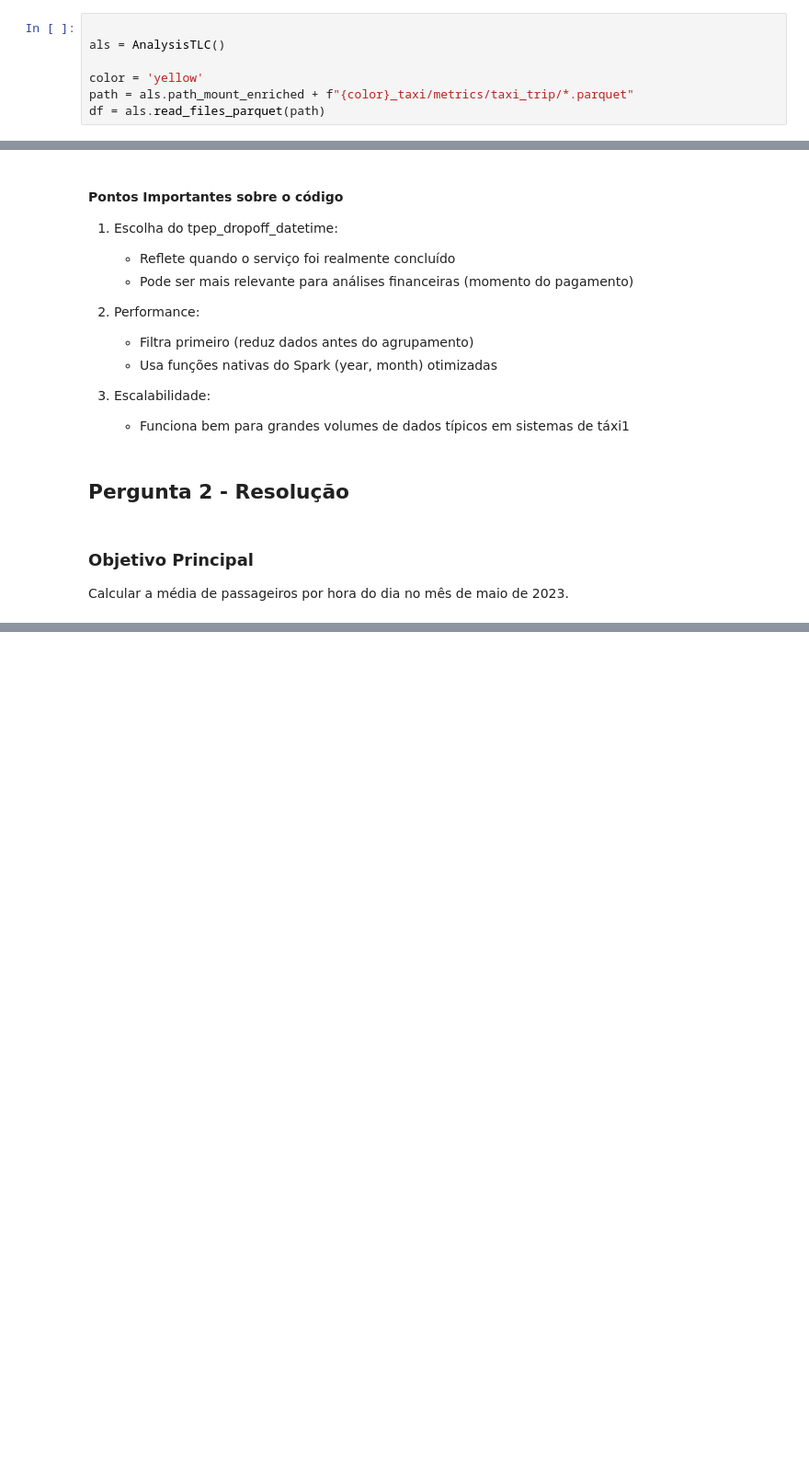
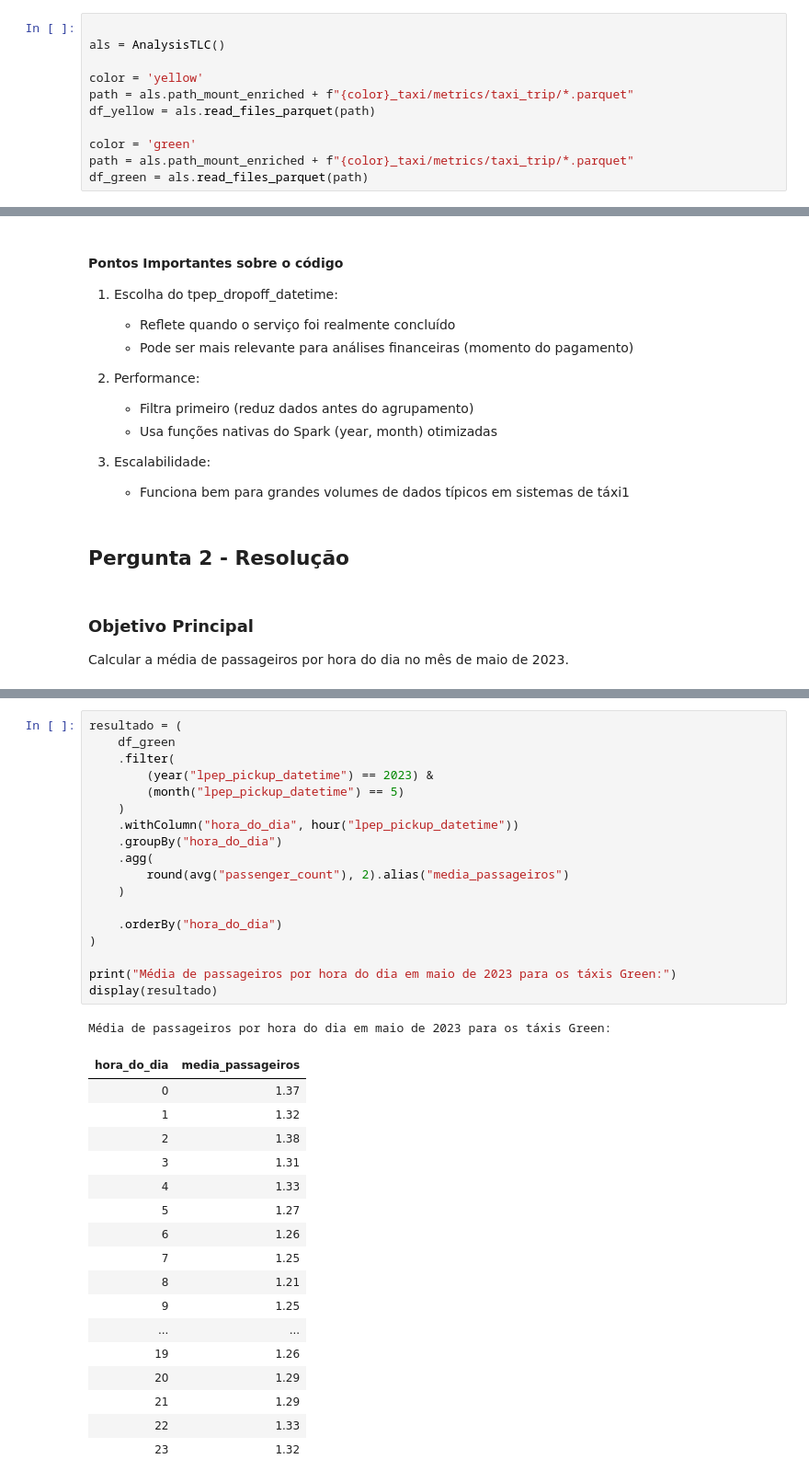
Before and after one commit to jailsonpj/case-data-architect-ifood, a Jupyter notebook: ifood-case/analysis/perguntas.ipynb, the cells around one changed output, grey strips where cells are left out. Shown at 92% size. Cells and saved outputs as stored; diff of their text form; blank space fills up the shorter version.

```diff
--- a/ifood-case/analysis/perguntas.ipynb
+++ b/ifood-case/analysis/perguntas.ipynb
@@ -23,4 +23,8 @@ als = AnalysisTLC()
 
 color = 'yellow'
 path = als.path_mount_enriched + f"{color}_taxi/metrics/taxi_trip/*.parquet"
-df = als.read_files_parquet(path)
+df_yellow = als.read_files_parquet(path)
+
+color = 'green'
+path = als.path_mount_enriched + f"{color}_taxi/metrics/taxi_trip/*.parquet"
+df_green = als.read_files_parquet(path)
@@ -114,6 +122,43 @@ Média de passageiros por hora do dia em maio de 2023:
 | 21 | 1.4 |
 | 22 | 1.41 |
 | 23 | 1.41 |
+# %%
+resultado = (
+    df_green
+    .filter(
+        (year("lpep_pickup_datetime") == 2023) &
+        (month("lpep_pickup_datetime") == 5)
+    )
+    .withColumn("hora_do_dia", hour("lpep_pickup_datetime"))
+    .groupBy("hora_do_dia")
+    .agg(
+        round(avg("passenger_count"), 2).alias("media_passageiros")
+    )
+
+    .orderBy("hora_do_dia")
+)
+
+print("Média de passageiros por hora do dia em maio de 2023 para os táxis Green:")
+display(resultado)
+# %% [output]
+Média de passageiros por hora do dia em maio de 2023 para os táxis Green:
+| hora_do_dia | media_passageiros |
+| 0 | 1.37 |
+| 1 | 1.32 |
+| 2 | 1.38 |
+| 3 | 1.31 |
+| 4 | 1.33 |
+| 5 | 1.27 |
+| 6 | 1.26 |
+| 7 | 1.25 |
+| 8 | 1.21 |
+| 9 | 1.25 |
+| ... | ... |
+| 19 | 1.26 |
+| 20 | 1.29 |
+| 21 | 1.29 |
+| 22 | 1.33 |
+| 23 | 1.32 |
 # %% [markdown]
 #### Pontos Importantes sobre o Código
 
```
Also changed, not shown: parts of 4 cells of this notebook, 2 other files.
